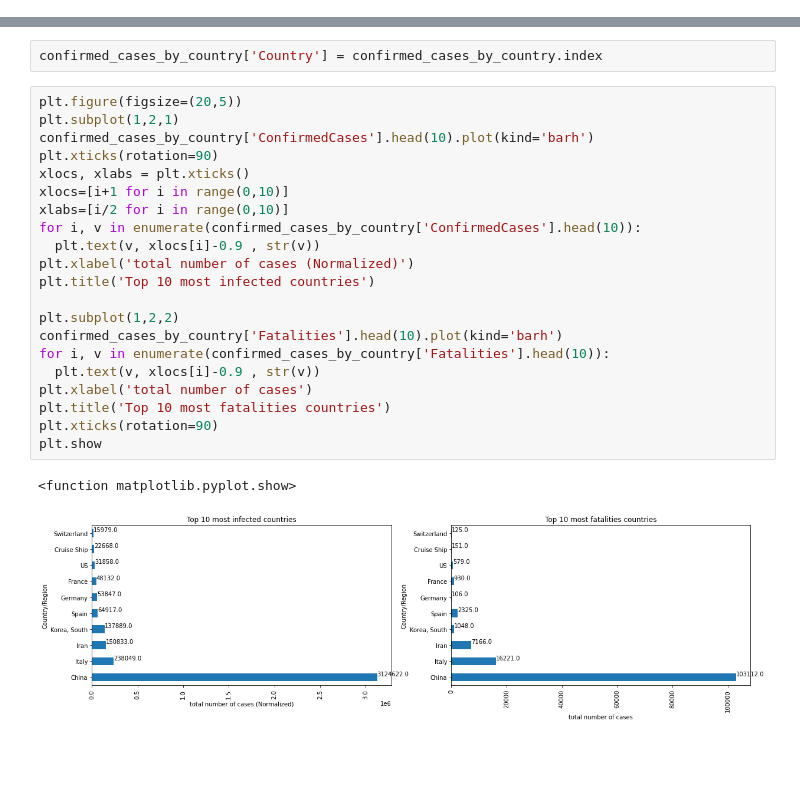
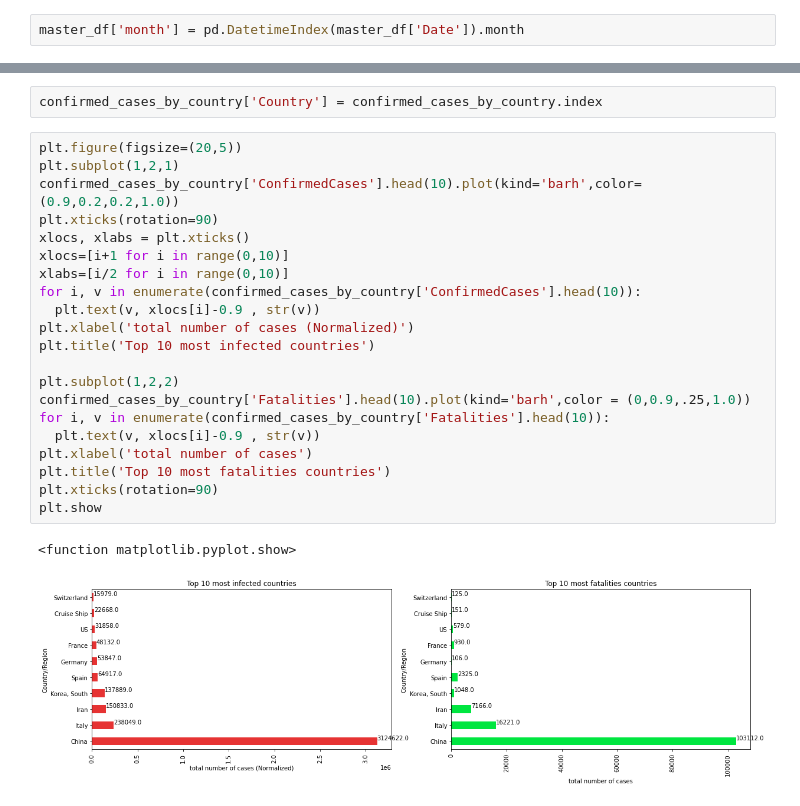
Before and after one commit to warriorgithub/COVID19-Global-Forecasting, a Jupyter notebook: COVID19_Global_Forecasting_(Week_1).ipynb, the cells around one changed output, grey strips where cells are left out. Cells and saved outputs as stored; diff of their text form; blank space fills up the shorter version.

Commit message:
added country wise visualization

```diff
--- a/COVID19_Global_Forecasting_(Week_1).ipynb
+++ b/COVID19_Global_Forecasting_(Week_1).ipynb
@@ -93,3 +96,5 @@ master_df[master_df['Country/Region']=='Afghanistan'].head()
 | 2 | 3 | Kajran | Afghanistan | 33.0 | 65.0 | 2020-01-24 | 0.0 | 0.0 |
 | 3 | 4 | Kajran | Afghanistan | 33.0 | 65.0 | 2020-01-25 | 0.0 | 0.0 |
 | 4 | 5 | Kajran | Afghanistan | 33.0 | 65.0 | 2020-01-26 | 0.0 | 0.0 |
+# %%
+master_df['month'] = pd.DatetimeIndex(master_df['Date']).month
@@ -116,27 +130,27 @@ confirmed_cases_by_country['Country'] = confirmed_cases_by_country.index
 # %%
 plt.figure(figsize=(20,5))
 plt.subplot(1,2,1)
-confirmed_cases_by_country['ConfirmedCases'].head(10).plot(kind='barh')
+confirmed_cases_by_country['ConfirmedCases'].head(10).plot(kind='barh',color=(0.9,0.2,0.2,1.0))
 plt.xticks(rotation=90)
 xlocs, xlabs = plt.xticks()
 xlocs=[i+1 for i in range(0,10)]
 xlabs=[i/2 for i in range(0,10)]
 for i, v in enumerate(confirmed_cases_by_country['ConfirmedCases'].head(10)):
   plt.text(v, xlocs[i]-0.9 , str(v))
 plt.xlabel('total number of cases (Normalized)')
 plt.title('Top 10 most infected countries')
 
 plt.subplot(1,2,2)
-confirmed_cases_by_country['Fatalities'].head(10).plot(kind='barh')
+confirmed_cases_by_country['Fatalities'].head(10).plot(kind='barh',color = (0,0.9,.25,1.0))
 for i, v in enumerate(confirmed_cases_by_country['Fatalities'].head(10)):
   plt.text(v, xlocs[i]-0.9 , str(v))
 plt.xlabel('total number of cases')
 plt.title('Top 10 most fatalities countries')
 plt.xticks(rotation=90)
 plt.show
 # %% [output]
 <function matplotlib.pyplot.show>
-[figure, old version]
+[figure, new version]
 # %%
 from bokeh.io import output_notebook, show, output_file
 from bokeh.plotting import figure
```
Also changed, not shown: parts of 10 cells of this notebook.
